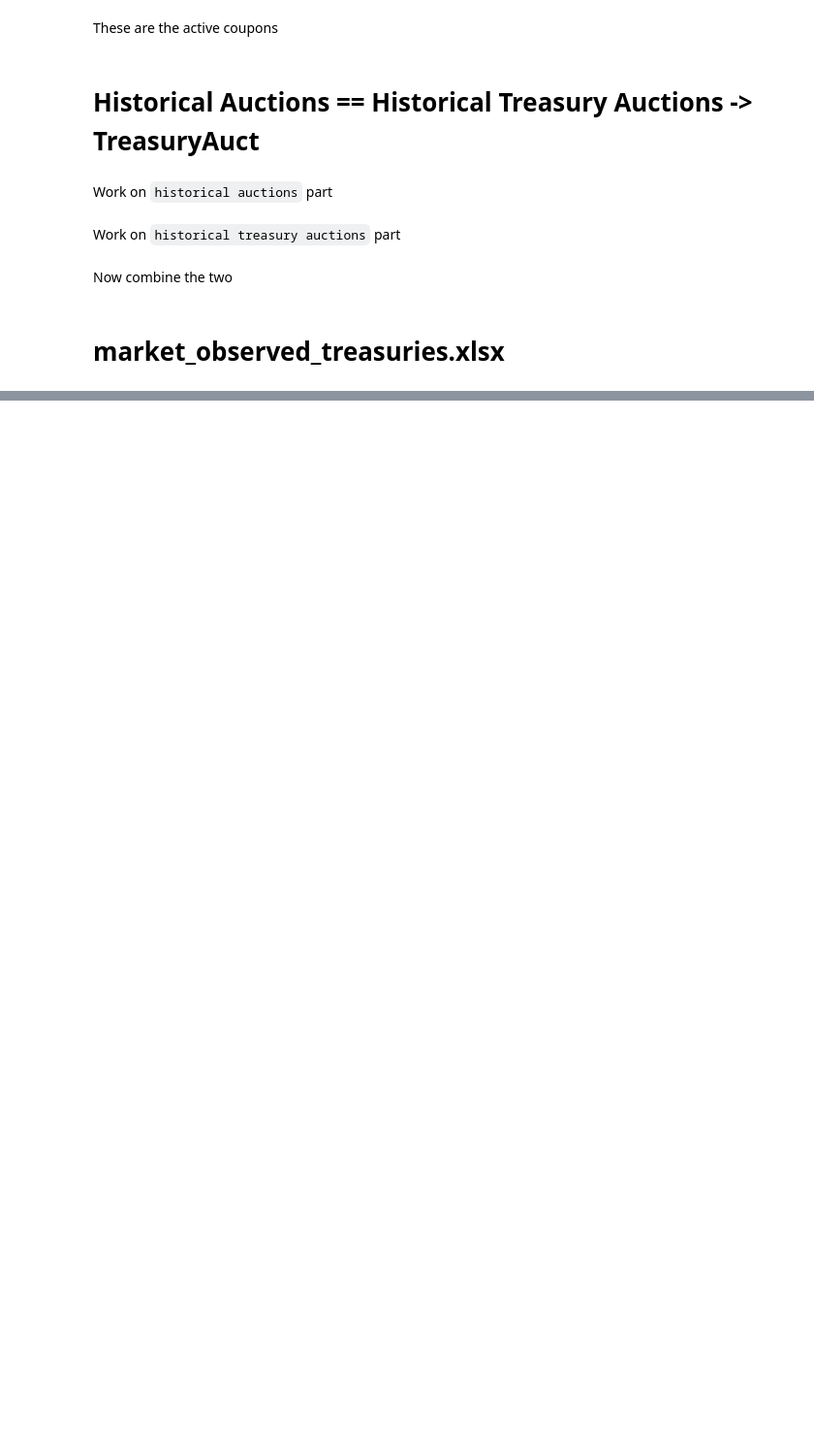
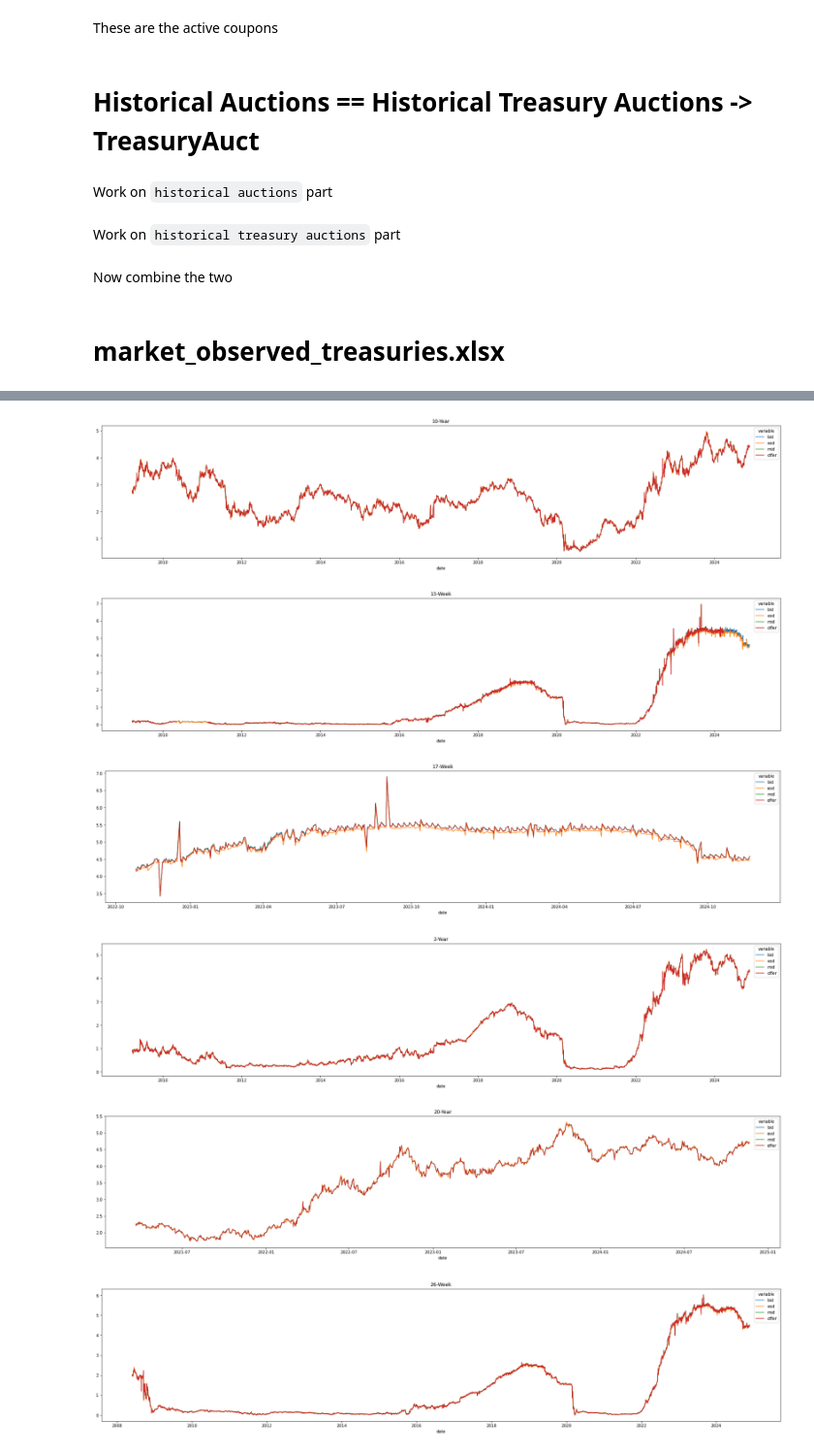
Before and after one commit to diegodalvarez/CashTreasuries, a Jupyter notebook: root/notebooks/Untitled.ipynb, the cells around one changed output, grey strips where cells are left out. Shown at 97% size. Drawn from its saved outputs; the diff is of its cells as text; code cells hidden in the pictures; blank space fills up the shorter version.

Commit message:
yield collect, and cleaning
added cusip time series
1st round cleaning

```diff
--- a/root/notebooks/Untitled.ipynb
+++ b/root/notebooks/Untitled.ipynb
@@ -128,0 +134,2 @@ df_observed = combine_observed_treasuries(path)
+# %%
+df = GitHubCollector().get_cleaned_historical_ct_yield()
@@ -128,0 +150,18 @@ df_observed = combine_observed_treasuries(path)
+# %%
+tenors = df.tenor.drop_duplicates().to_list()
+for tenor in tenors:
+
+    (df.query(
+        "tenor == @tenor")
+        [["date", "variable", "replace_value"]].
+        pivot(index = "date", columns = "variable", values = "replace_value").
+        plot(
+            figsize = (30,6),
+            title   = tenor))
+# %% [output]
+[figure, added]
+[figure, added]
+[figure, added]
+[figure, added]
+[figure, added]
+[figure, added]
```
Also changed, not shown: parts of 5 cells of this notebook, 1 other file.
